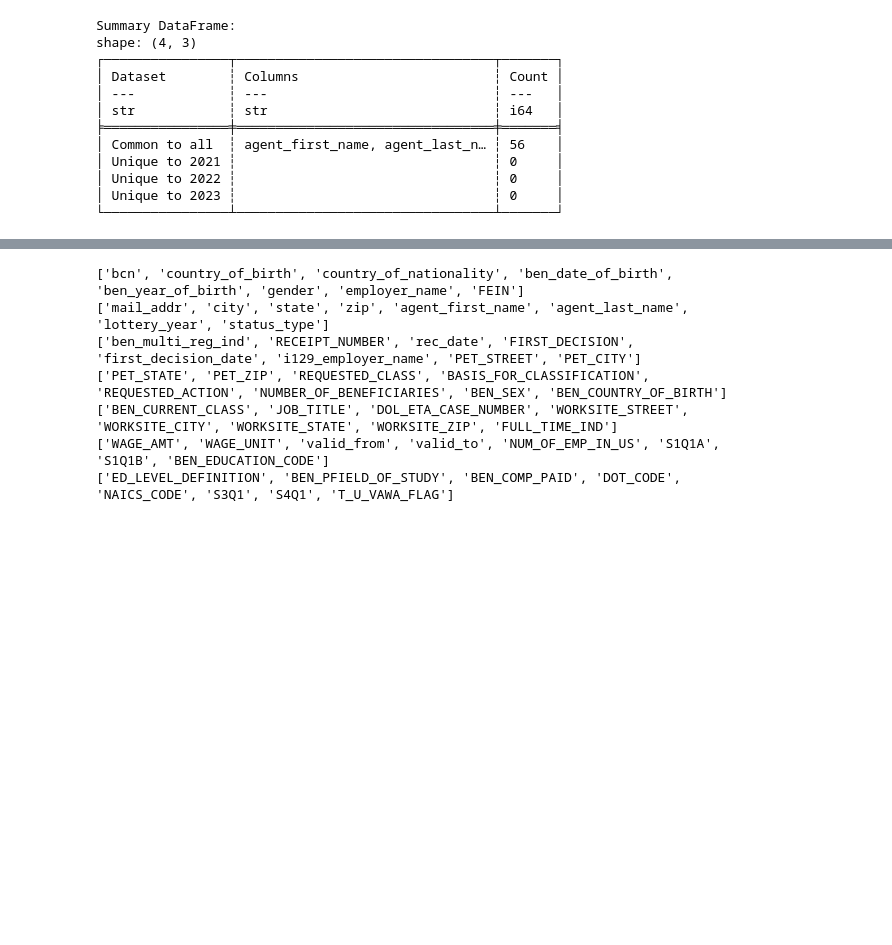
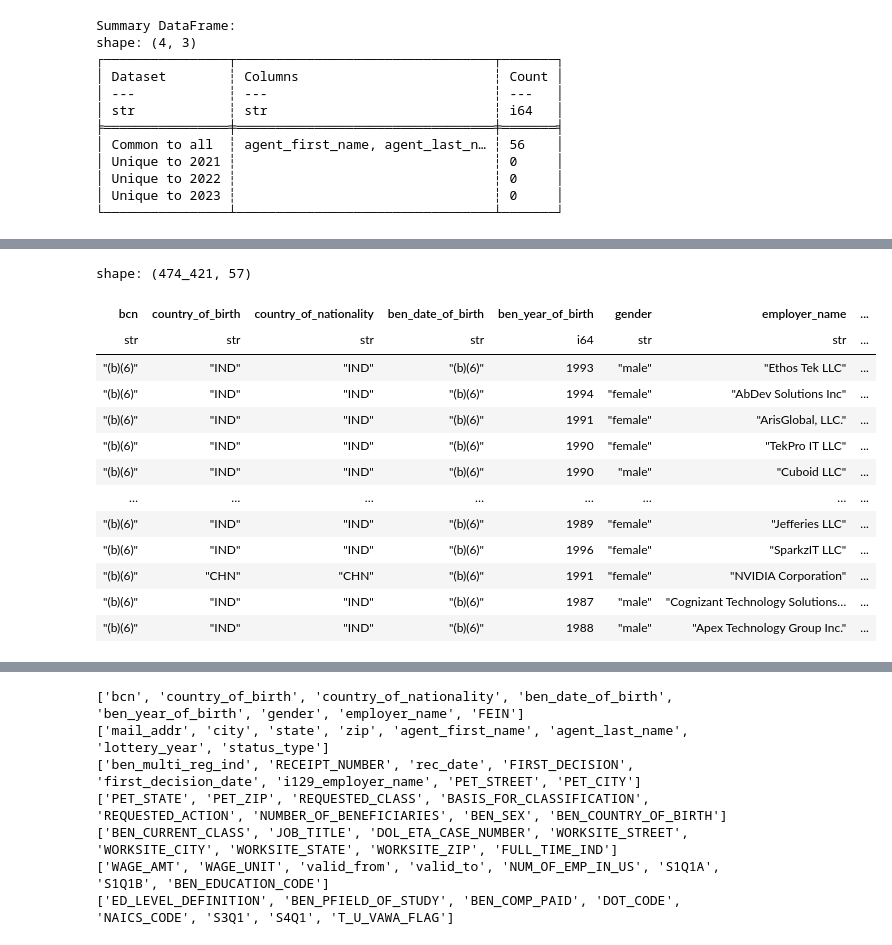
Before and after one commit to LNshuti/h1bs_polars, a Jupyter notebook: explore_h1bdata_withpolars.ipynb, the cells around one changed output, grey strips where cells are left out. Drawn from its saved outputs; the diff is of its cells as text; code cells hidden in the pictures; blank space fills up the shorter version.

```diff
--- a/explore_h1bdata_withpolars.ipynb
+++ b/explore_h1bdata_withpolars.ipynb
@@ -123,0 +210,25 @@ shape: (4, 3)
+# %%
+df_2023 = (df_2023
+    .with_columns([
+        pl.col("wage_amt").cast(pl.String).alias("wage_amt"),
+        pl.col("ben_comp_paid").cast(pl.String).alias("ben_comp_paid"),
+        pl.lit(2023).alias('fiscal_year')
+    ])
+    .select([pl.col("*").name.map(lambda x: x.lower())])
+)
+df_2023
+# %% [output]
+shape: (474_421, 57)
+| bcn | country_of_birth | country_of_nationality | ben_date_of_birth | ben_year_of_birth | gender | employer_name | ... |
+| str | str | str | str | i64 | str | str | ... |
+| "(b)(6)" | "IND" | "IND" | "(b)(6)" | 1993 | "male" | "Ethos Tek LLC" | ... |
+| "(b)(6)" | "IND" | "IND" | "(b)(6)" | 1994 | "female" | "AbDev Solutions Inc" | ... |
+| "(b)(6)" | "IND" | "IND" | "(b)(6)" | 1991 | "female" | "ArisGlobal, LLC." | ... |
+| "(b)(6)" | "IND" | "IND" | "(b)(6)" | 1990 | "female" | "TekPro IT LLC" | ... |
+| "(b)(6)" | "IND" | "IND" | "(b)(6)" | 1990 | "male" | "Cuboid LLC" | ... |
+| … | … | … | … | … | … | … | ... |
+| "(b)(6)" | "IND" | "IND" | "(b)(6)" | 1989 | "female" | "Jefferies LLC" | ... |
+| "(b)(6)" | "IND" | "IND" | "(b)(6)" | 1996 | "female" | "SparkzIT LLC" | ... |
+| "(b)(6)" | "CHN" | "CHN" | "(b)(6)" | 1991 | "female" | "NVIDIA Corporation" | ... |
+| "(b)(6)" | "IND" | "IND" | "(b)(6)" | 1987 | "male" | "Cognizant Technology Solutions… | ... |
+| "(b)(6)" | "IND" | "IND" | "(b)(6)" | 1988 | "male" | "Apex Technology Group Inc." | ... |
```
Also changed, not shown: parts of 17 cells of this notebook, 2 other files.
